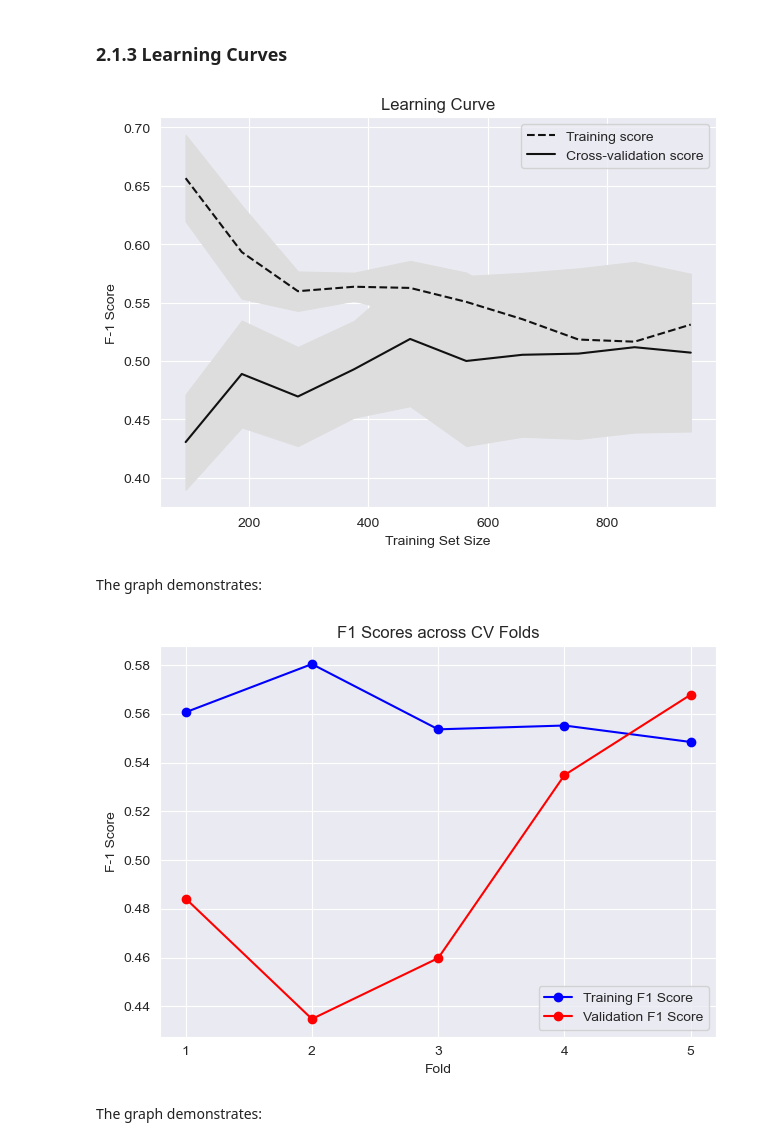
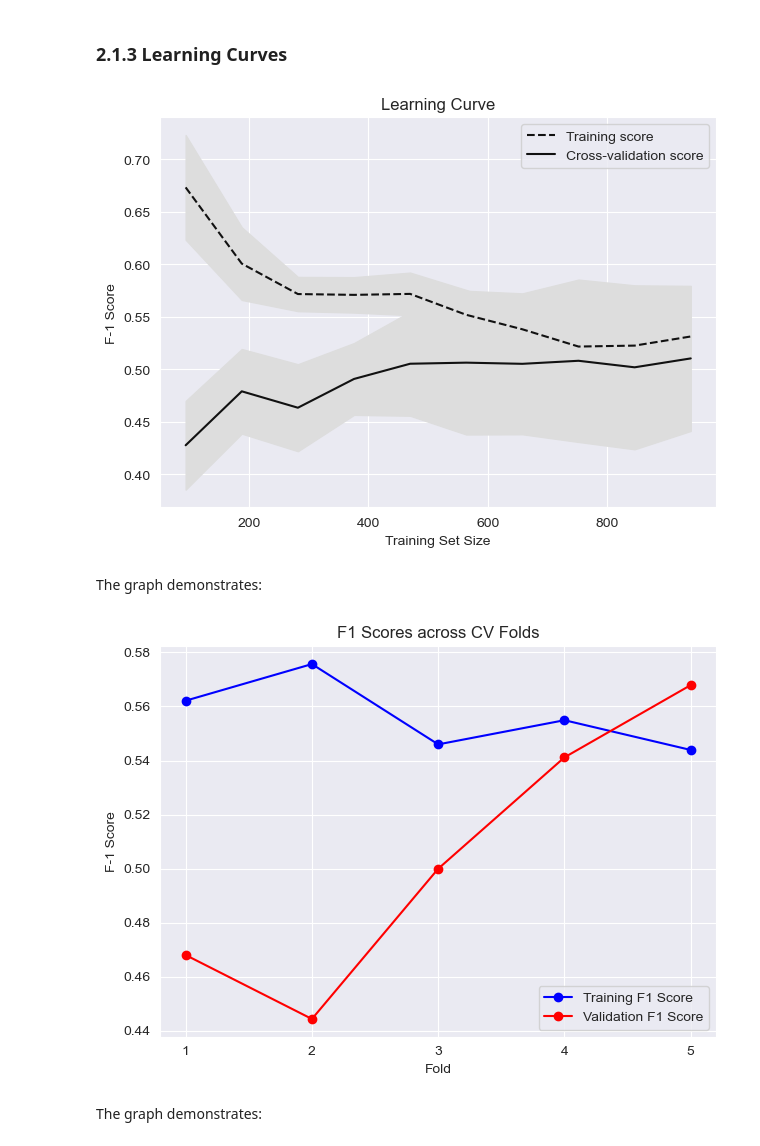
Before and after one commit to yzysnake/Data_Mining_Principles, a Jupyter notebook: Group Project/GroupProject.ipynb, the cells around one changed output. Drawn from its saved outputs; the diff is of its cells as text; code cells hidden in the pictures.

Commit message:
Day 8: Catch two mistakes, should drop "EmployeeNumbers" & "Over 18"

```diff
--- a/Group Project/GroupProject.ipynb
+++ b/Group Project/GroupProject.ipynb
@@ -307,7 +319,7 @@ Therefore, we will retain all variables for further analysis, except for the two
 df = pd.read_excel("WA_Fn-UseC_-HR-Employee-Attrition.xlsx", engine="openpyxl")
 
 # Dropping 'EmployeeCount' and 'StandardHours' columns
-df = df.drop(['EmployeeCount', 'StandardHours'], axis=1)
+df = df.drop(['EmployeeCount', 'StandardHours', 'EmployeeNumber', 'Over18'], axis=1)
 # %%
 df.dtypes
 # %% [output]
@@ -461,18 +473,18 @@ Test Set f-1 Score: 0.5072
 # %%
 from projectpreprocessing import plot_learning_curves
 # Initialize the model with best parameters
-best_logistic_regression_model = LogisticRegression(C=0.1, solver='lbfgs', class_weight='balanced')
+best_logistic_regression_model = LogisticRegression(C=0.1, solver='liblinear', class_weight='balanced')
 # Function to plot learning curves
 plot_learning_curves(best_logistic_regression_model, X, y, kfold)
 # %% [output]
-[figure, old version]
+[figure, new version]
 # %% [markdown]
 The graph demonstrates:
 # %%
 from projectpreprocessing import plot_foldwise_scores
 plot_foldwise_scores(best_logistic_regression_model, X_train, y_train, kfold)
 # %% [output]
-[figure, old version]
+[figure, new version]
 # %% [markdown]
 The graph demonstrates:
 # %% [markdown]
```
Also changed, not shown: parts of 14 cells of this notebook, 1 other file.
